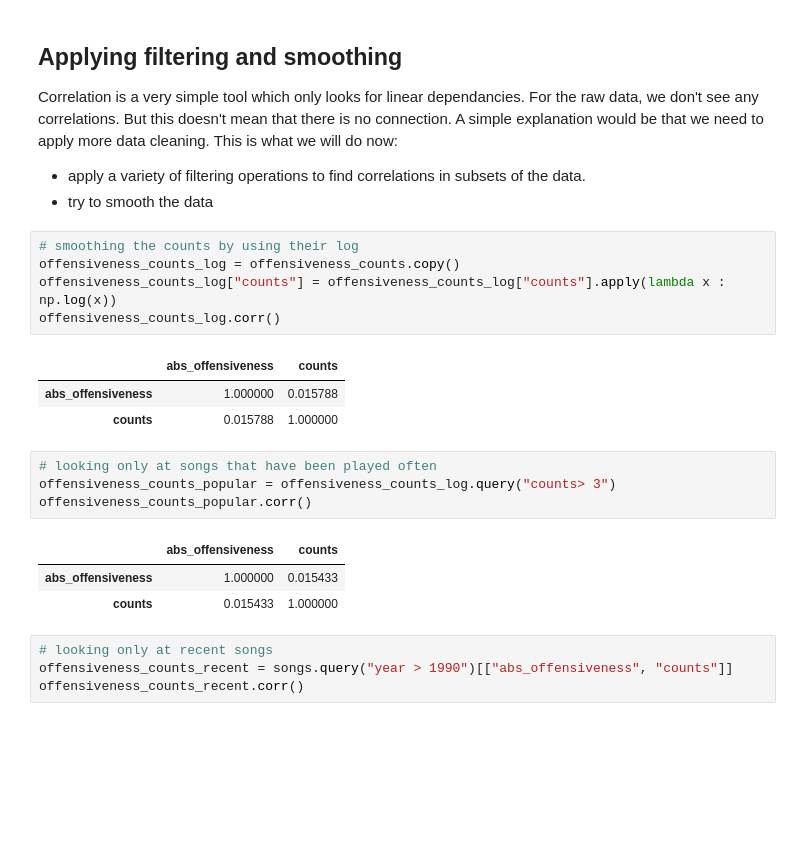
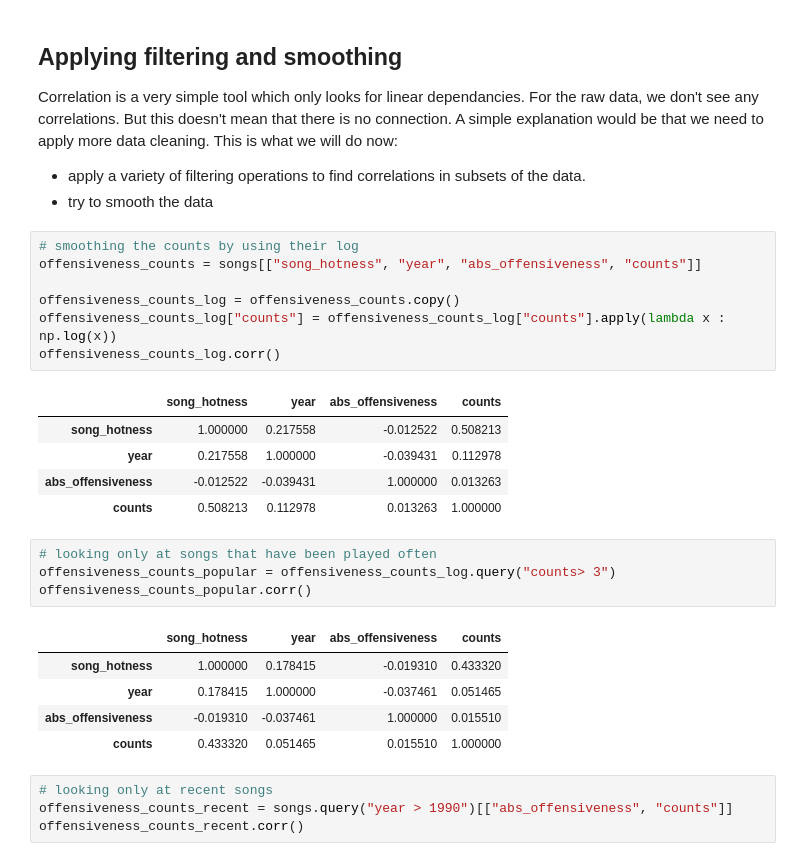
Before and after one commit to Victor-Palacios/epfl_ada, a Jupyter notebook: Project/main_lars.ipynb, the cells around one changed output. Cells and saved outputs as stored; diff of their text form; blank space fills up the shorter version.

```diff
--- a/Project/main_lars.ipynb
+++ b/Project/main_lars.ipynb
@@ -210,21 +210,27 @@ Correlation is a very simple tool which only looks for linear dependancies. For
  - try to smooth the data
 # %%
 # smoothing the counts by using their log
+offensiveness_counts = songs[["song_hotness", "year", "abs_offensiveness", "counts"]]
+
 offensiveness_counts_log = offensiveness_counts.copy()
 offensiveness_counts_log["counts"] = offensiveness_counts_log["counts"].apply(lambda x : np.log(x))
 offensiveness_counts_log.corr()
 # %% [output]
-|  | abs_offensiveness | counts |
-| abs_offensiveness | 1.000000 | 0.015788 |
-| counts | 0.015788 | 1.000000 |
+|  | song_hotness | year | abs_offensiveness | counts |
+| song_hotness | 1.000000 | 0.217558 | -0.012522 | 0.508213 |
+| year | 0.217558 | 1.000000 | -0.039431 | 0.112978 |
+| abs_offensiveness | -0.012522 | -0.039431 | 1.000000 | 0.013263 |
+| counts | 0.508213 | 0.112978 | 0.013263 | 1.000000 |
 # %%
 # looking only at songs that have been played often
 offensiveness_counts_popular = offensiveness_counts_log.query("counts> 3")
 offensiveness_counts_popular.corr()
 # %% [output]
-|  | abs_offensiveness | counts |
-| abs_offensiveness | 1.000000 | 0.015433 |
-| counts | 0.015433 | 1.000000 |
+|  | song_hotness | year | abs_offensiveness | counts |
+| song_hotness | 1.000000 | 0.178415 | -0.019310 | 0.433320 |
+| year | 0.178415 | 1.000000 | -0.037461 | 0.051465 |
+| abs_offensiveness | -0.019310 | -0.037461 | 1.000000 | 0.015510 |
+| counts | 0.433320 | 0.051465 | 0.015510 | 1.000000 |
 # %%
 # looking only at recent songs
 offensiveness_counts_recent = songs.query("year > 1990")[["abs_offensiveness", "counts"]]
```
Also changed, not shown: parts of 15 cells of this notebook.
